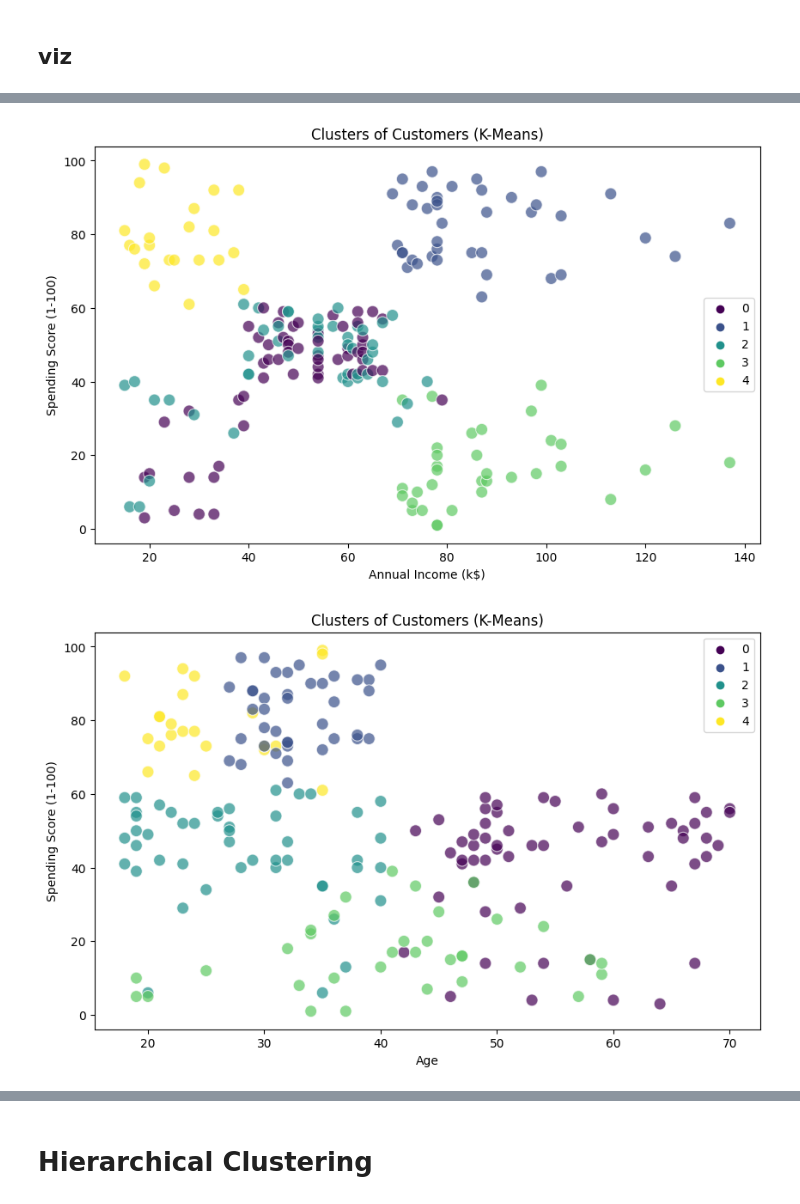
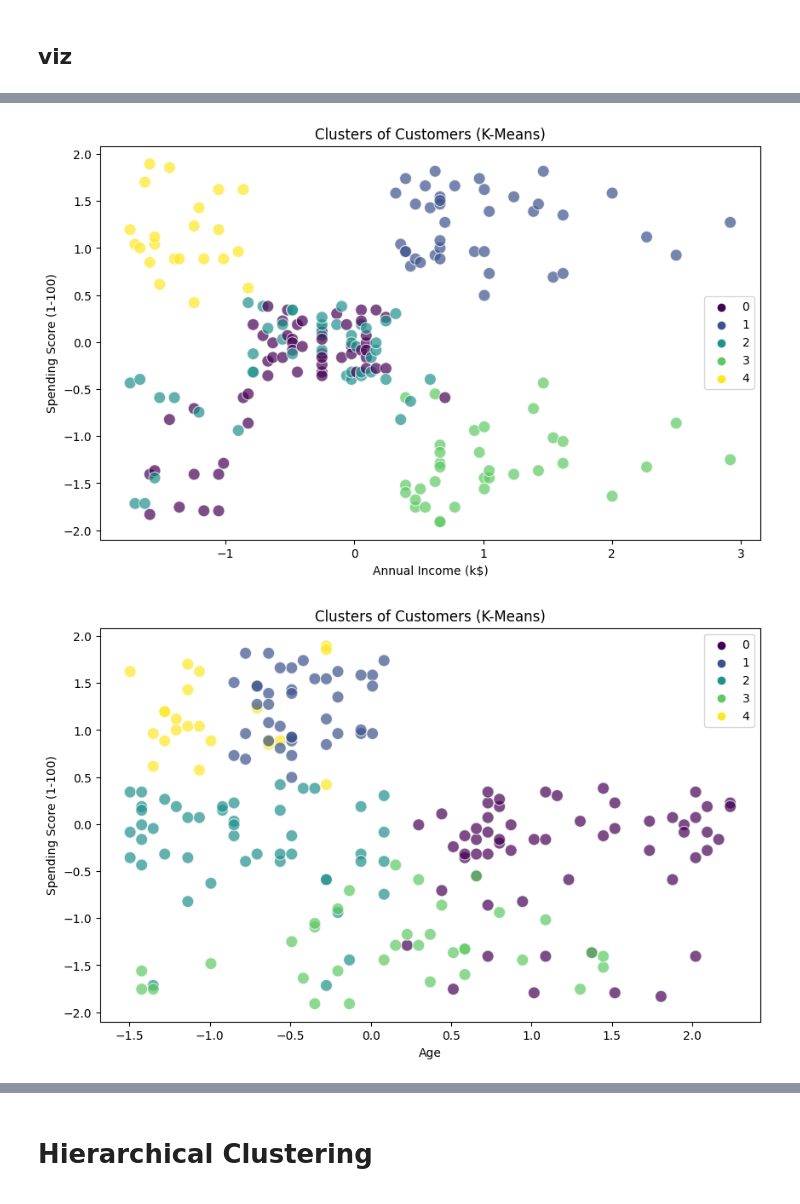
Before and after one commit to adibk/customer_analysis, a Jupyter notebook: shopping_mall/jupyter_Mall.ipynb, the cells around one changed output, grey strips where cells are left out. Cells and saved outputs as stored; diff of their text form; code cells hidden in the pictures.

```diff
--- a/shopping_mall/jupyter_Mall.ipynb
+++ b/shopping_mall/jupyter_Mall.ipynb
@@ -197,5 +169,4 @@ kmeans.fit(scaled_df)
 # %% [output]
 KMeans(n_clusters=5, n_init=10, random_state=42)
 # %%
-df['Cluster'] = kmeans.labels_
-df
+scaled_df['Cluster'] = kmeans.labels_
@@ -262,20 +233,20 @@ create_radar_chart(scaled_df, 'KMeans Clusters Radar Chart', labels)
 # %%
 plt.figure(figsize=(10, 6))
-sns.scatterplot(data=df, x='Annual Income (k$)', y='Spending Score (1-100)', hue='Cluster', palette='viridis', s=100, alpha=0.7)
+sns.scatterplot(data=scaled_df, x='Annual Income (k$)', y='Spending Score (1-100)', hue='Cluster', palette='viridis', s=100, alpha=0.7)
 plt.title('Clusters of Customers (K-Means)')
 plt.xlabel('Annual Income (k$)')
 plt.ylabel('Spending Score (1-100)')
 plt.legend()
 plt.show()
 # %% [output]
-[figure, old version]
+[figure, new version]
 # %%
 plt.figure(figsize=(10, 6))
-sns.scatterplot(data=df, x='Age', y='Spending Score (1-100)', hue='Cluster', palette='viridis', s=100, alpha=0.7)
+sns.scatterplot(data=scaled_df, x='Age', y='Spending Score (1-100)', hue='Cluster', palette='viridis', s=100, alpha=0.7)
 plt.title('Clusters of Customers (K-Means)')
 plt.xlabel('Age')
 plt.ylabel('Spending Score (1-100)')
 plt.legend()
 plt.show()
 # %% [output]
-[figure, old version]
+[figure, new version]
```
Also changed, not shown: parts of 46 cells of this notebook.
